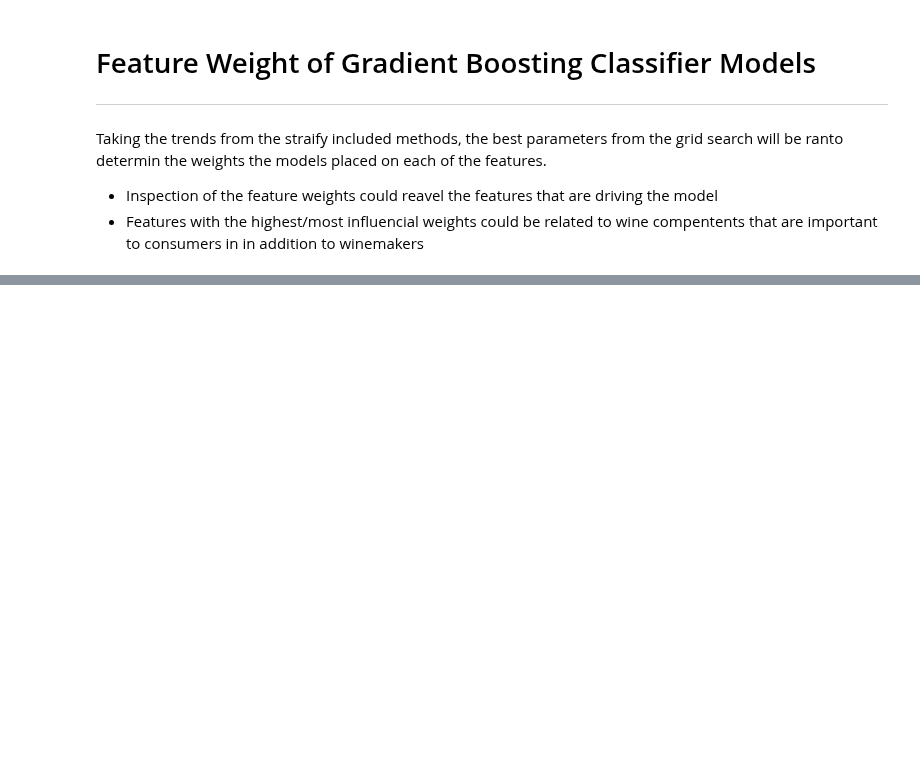
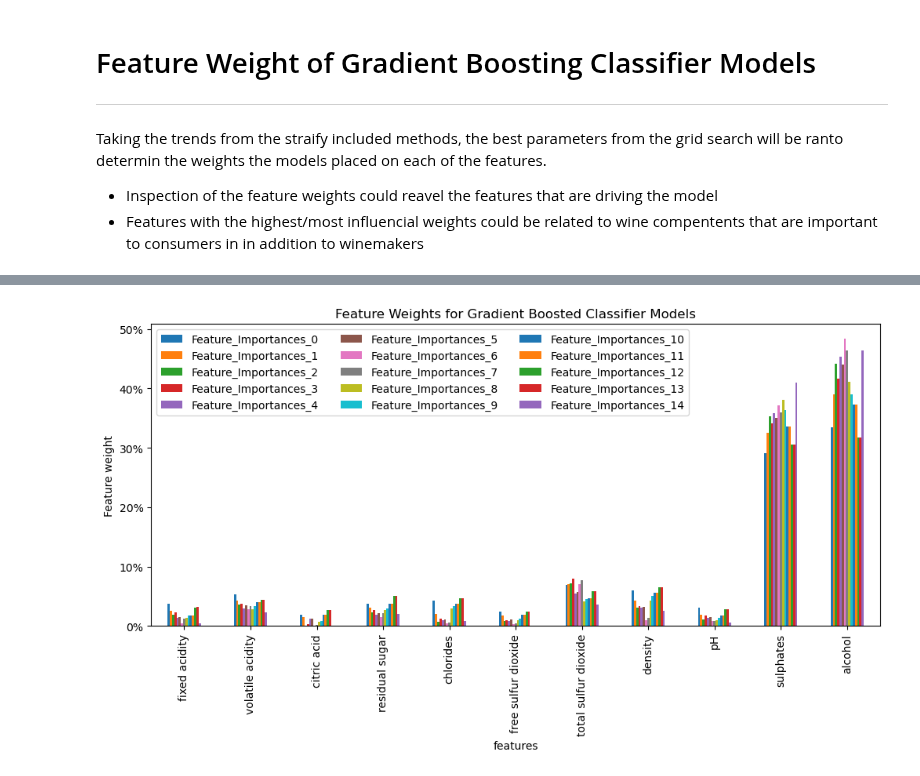
Before and after one commit to Nicholas-Simpson/Project-4, a Jupyter notebook: gradient_boost/notebooks/grad_boost_classifier_feature_weights.ipynb, the cells around one changed output, grey strips where cells are left out. Saved outputs shown, nothing was run; the diff lists cells and outputs as text; code cells hidden in the pictures; blank space fills up the shorter version.

Commit message:
finished feature weights for gb models -mrn

```diff
--- a/gradient_boost/notebooks/grad_boost_classifier_feature_weights.ipynb
+++ b/gradient_boost/notebooks/grad_boost_classifier_feature_weights.ipynb
@@ -64,9 +63,9 @@ def stratify_split(dataset):
     X_train = dataset.drop('quality', axis=1)
     y_train = dataset['quality'].copy()
     quality_rating = list(y_train)
-    X_train, X_val, y_train, y_val = train_test_split(X_train,
+    X_train_st, X_val_st, y_train_st, y_val_st = train_test_split(X_train,
                                                       y_train,
                                                       stratify= quality_rating,
                                                       test_size = 0.2,
                                                       random_state = 42) #because it is the answer :)
-    return X_train, X_val, y_train, y_val
+    return X_train_st, X_val_st, y_train_st, y_val_st
@@ -75,6 +71,0 @@ X_train_orig, X_val_orig, y_train_orig, y_val_orig = stratify_split(orig_train)
-# %%
-n_estimators = 30,
-learning_rate = 0.05,
-max_depth = 2
-
-model = Grad
@@ -96,0 +72,2 @@ model
+# %%
+model_param = pd.read_csv('https://raw.githubusercontent.com/Nicholas-Simpson/Project-4/main/gradient_boost/cleaned_data/gb_model_comparo.csv')
@@ -96,0 +85,9 @@ model
+# %%
+dataset = orig_train
+X_train, X_val, y_train, y_val = split(dataset)
+X_train_st, X_val_st, y_train_st, y_val_st = stratify_split(dataset)
+
+features = list(X_val[:0])
+
+# Create df to hold the feature weights determined by the model's parameters
+features_df = pd.DataFrame({'features' : list(X_val[:0])})
@@ -96,0 +169,24 @@ model
+# %%
+import matplotlib.ticker as mtick
+
+features = list(X_val[:0])
+# Create a bar chart
+fig, ax = plt.subplots(figsize=(12,5))
+feature_weight.plot.bar(ax=ax)
+
+# Set x-axis labels using the index (which is now 'features' column)
+ax.set_xticks(range(len(feature_weight.index)))
+ax.set_xticklabels(features, rotation=90)  # Rotate labels for readability
+
+# Format y-axis labels as percentages
+ax.yaxis.set_major_formatter(mtick.PercentFormatter(1.0, decimals=0))
+
+# Set labels and title
+plt.ylabel('Feature weight')
+plt.title('Feature Weights for Gradient Boosted Classifier Models')
+ax.legend(loc='upper left', ncol=3)
+
+# Show the plot
+plt.show()
+# %% [output]
+[figure, added]
```
Also changed, not shown: parts of 15 cells of this notebook, 1 other file.
